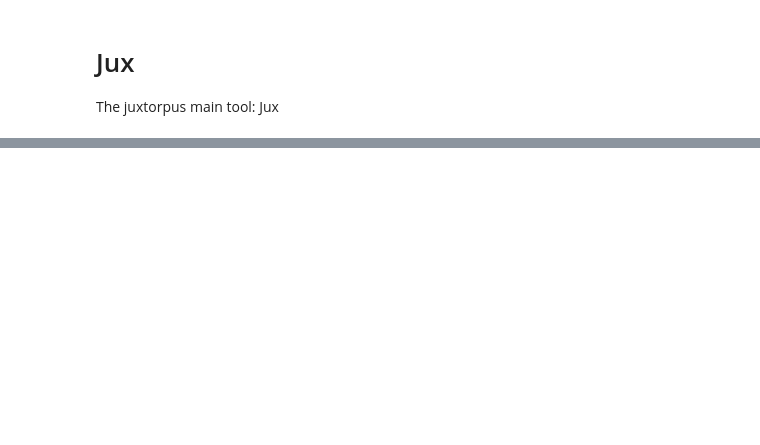
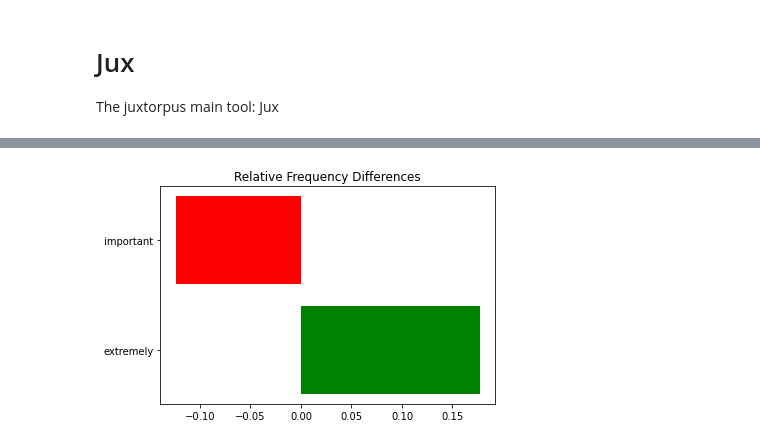
Before and after one commit to alex-ip/juxtorpus, a Jupyter notebook: mvp.ipynb, the cells around one changed output, grey strips where cells are left out. Cells and saved outputs as stored; diff of their text form; code cells hidden in the pictures; blank space fills up the shorter version.

```diff
--- a/mvp.ipynb
+++ b/mvp.ipynb
@@ -102,0 +169,16 @@ This extracts the keywords from each corpus, ranks them and display them in a ta
+# %%
+fig, ax = plt.subplots()
+
+relatives = pd.concat(
+    [fkwa_common['keywords'].reset_index(drop=True), summed['freq_normalised'].reset_index(drop=True)], axis=1)
+relatives.columns = ['keywords', 'freq_normalised']
+relatives['positive'] = relatives['freq_normalised'] > 0
+relatives.sort_values(by='freq_normalised')
+b = ax.barh(relatives['keywords'], relatives['freq_normalised'], color=relatives.positive.map({True: 'g', False: 'r'}))
+
+# b = ax.barh(fkwa_common['keywords'].reset_index(drop=True), summed['freq_normalised'].reset_index(drop=True), color=summed.positive.map({True: 'g', False: 'r'}))
+
+plt.title("Relative Frequency Differences")
+plt.show()
+# %% [output]
+[figure, added]
```
Also changed, not shown: parts of 14 cells of this notebook.
